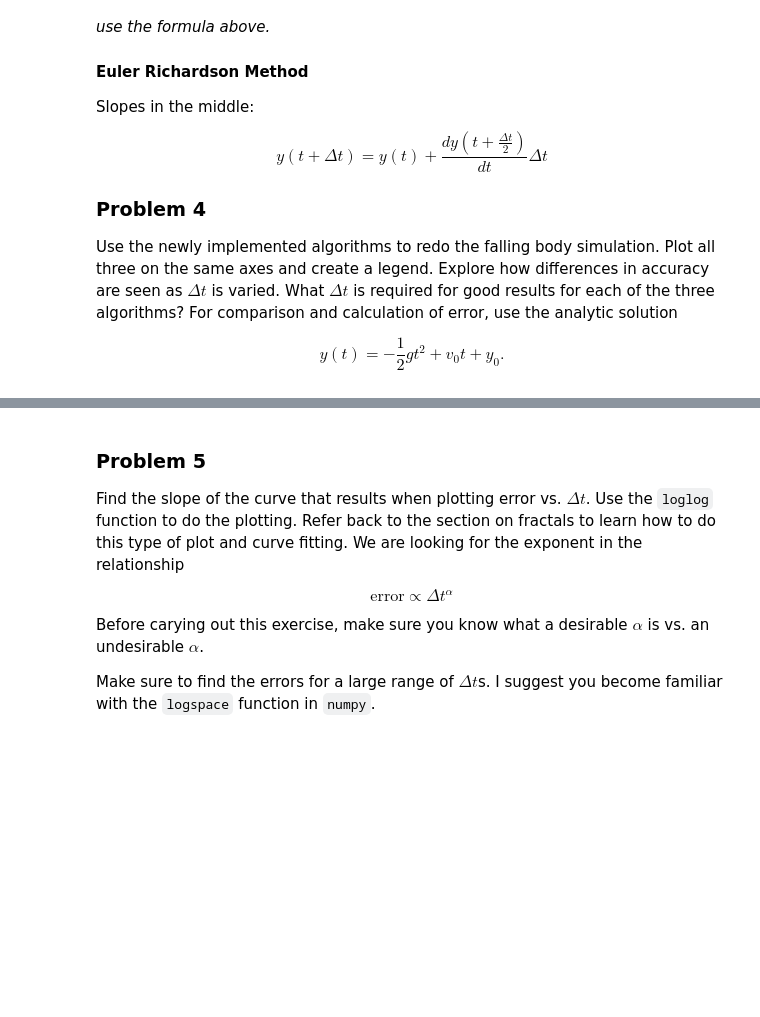
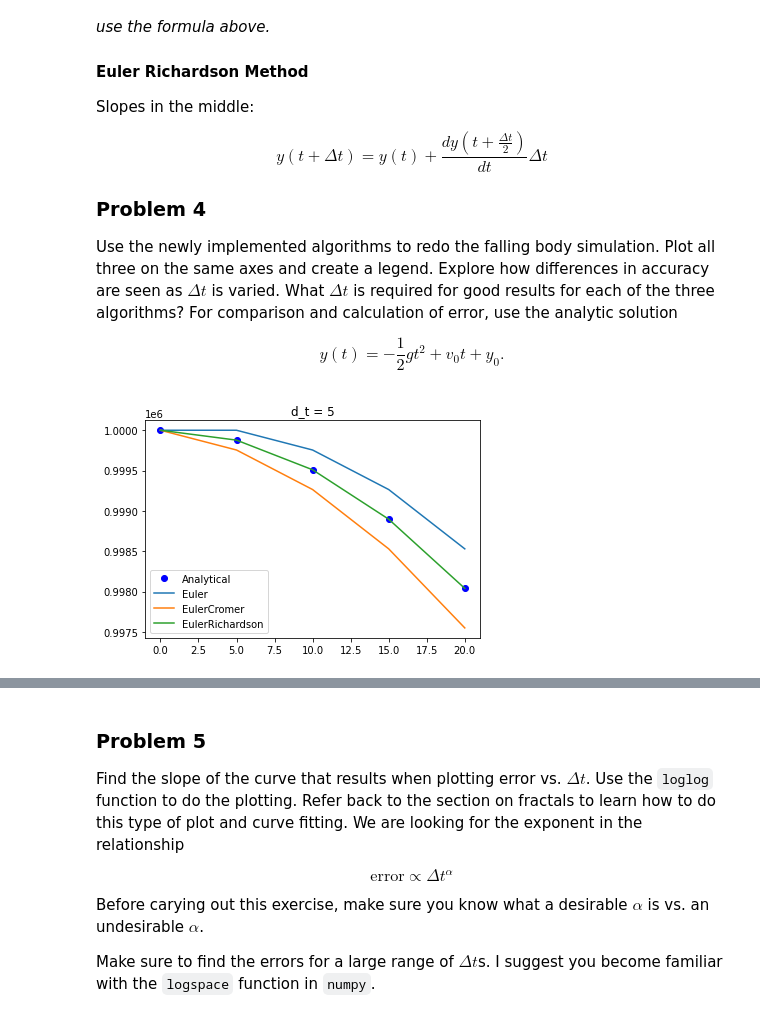
Before and after one commit to DaithiMartin/Simulation_Modeling_CSCI-577, a Jupyter notebook: Week_6_ODE_Solvers/Falling Body and ODE Method - Student Starting Point.ipynb, the cells around one changed output, grey strips where cells are left out. Drawn from its saved outputs; the diff is of its cells as text; code cells hidden in the pictures; blank space fills up the shorter version.

Commit message:
Finished ODE solver

```diff
--- a/Week_6_ODE_Solvers/Falling Body and ODE Method - Student Starting Point.ipynb
+++ b/Week_6_ODE_Solvers/Falling Body and ODE Method - Student Starting Point.ipynb
@@ -163,11 +104,3 @@ $$\frac{dv}{dt} = -g$$
 where $g$ is 9.8 $\frac{m}{s^2}$. These physics should enter as a function called `falling_body(t,y,g)`.
 
 Integrate this function using the Euler method. Use $\mathbf{y}_0 = (y_0,v_0) = (3,0)$. Begin at $t_0$= 0, and end at time $t_f=\sqrt{\frac{6}{g}}$. Plot your results. Label the axes with titles and appropriate units.
-# %%
-def simple_gravity(t,y,g):
-    """
-    This describes the ODEs for the kinematic equations:
-    dy/dt =  v
-    dv/dt = -g
-    """
-    return np.array(y[1], -g)
@@ -202,3 +198,38 @@ $$y(t+\Delta t) = y(t) +  \frac{dy(t+\frac{\Delta t}{2})}{dt}  \Delta t$$
 Use the newly implemented algorithms to redo the falling body simulation. Plot all three on the same axes and create a legend. Explore how differences in accuracy are seen as $\Delta t$ is varied. What $\Delta t$ is required for good results for each of the three algorithms? For comparison and calculation of error, use the analytic solution
 
 $$y(t) = -\frac{1}{2}gt^2+v_0t+y_0.$$
+# %%
+def simple_gravity(t,y,g):
+    """
+    This describes the ODEs for the kinematic equations:
+    dy/dt =  v
+    dv/dt = -g
+    """
+    dy_dt = y[1]
+    dv_dt = -g
+
+    return np.array((y[1], -g))
+# %%
+
+d_t = 5
+g = np.array(9.8)
+v_0 = 0
+y_0 = 1e6
+y = np.array((y_0, v_0))
+
+t, y_euler = solve_ode(simple_gravity, (0, 20), y, Euler, g, first_step=d_t)
+t, y_cromer = solve_ode(simple_gravity, (0, 20), y, EulerCromer, g, first_step=d_t)
+t, y_richard = solve_ode(simple_gravity, (0, 20), y, EulerRichardson, g, first_step=d_t)
+
+y_analytical = -0.5 * g * t ** 2 + v_0 * t + y_0
+
+plt.title(f"d_t = {d_t}")
+plt.plot(t, y_analytical, 'bo', label="Analytical")
+plt.plot(t, y_euler[:, 0], label="Euler")
+plt.plot(t, y_cromer[:, 0], label="EulerCromer")
+plt.plot(t, y_richard[:, 0], label="EulerRichardson")
+plt.legend()
+
+plt.show()
+# %% [output]
+[figure, added]
```
Also changed, not shown: parts of 16 cells of this notebook.
